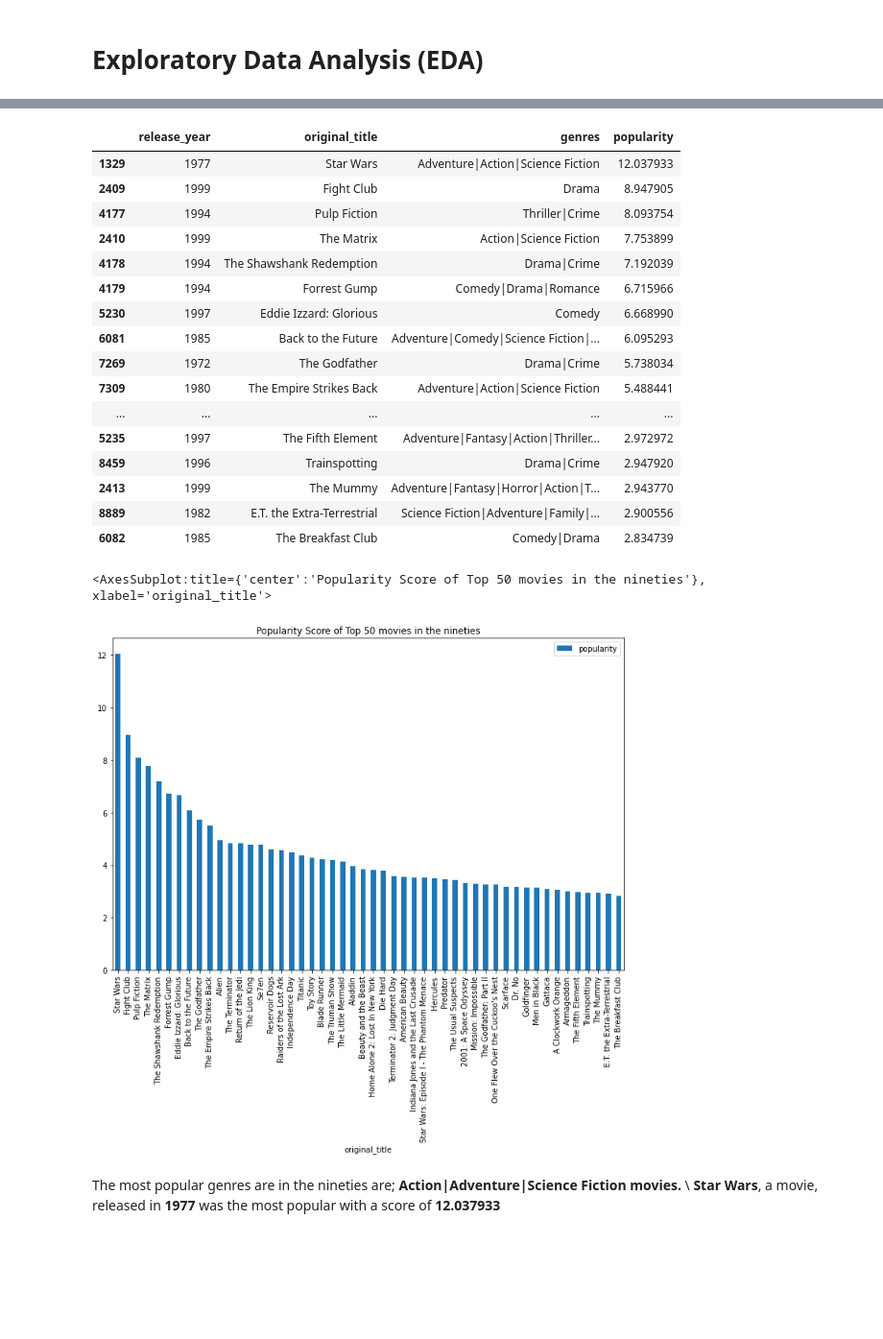
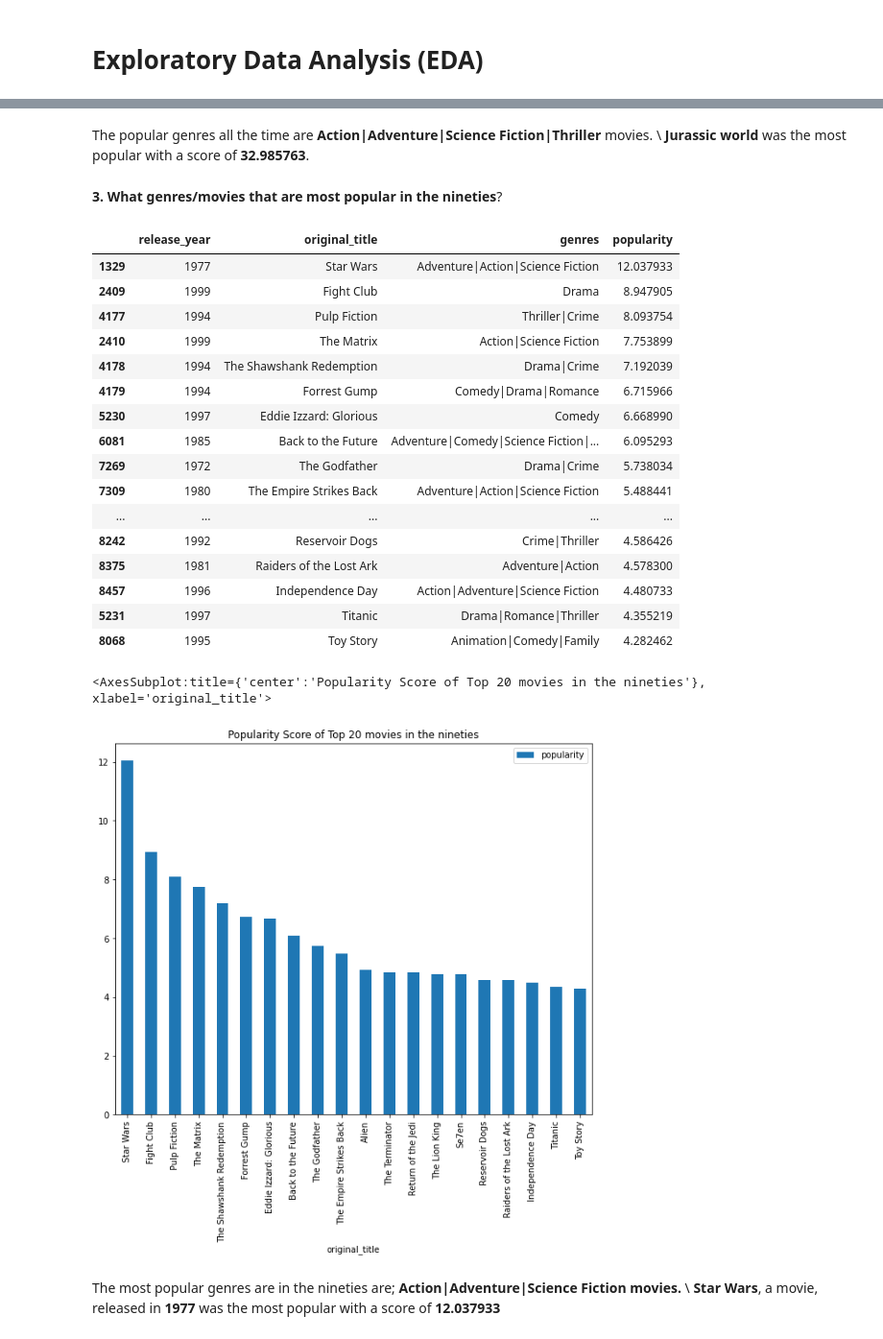
Before and after one commit to amiegirl/TMDb-movies, a Jupyter notebook: tmdb-movies.ipynb, the cells around one changed output, grey strips where cells are left out. Shown at 96% size. Saved outputs shown, nothing was run; the diff lists cells and outputs as text; code cells hidden in the pictures; blank space fills up the shorter version.

Commit message:
TMDb-movies survey

```diff
--- a/tmdb-movies.ipynb
+++ b/tmdb-movies.ipynb
@@ -117,7 +152,11 @@ df[['release_year','genres','popularity']].sort_values(['popularity'],ascending=
+# %% [markdown]
+The popular genres all the time are **Action|Adventure|Science Fiction|Thriller** movies. \ **Jurassic world** was the most popular with a score of **32.985763**.
+# %% [markdown]
+**3. What genres/movies that are most popular in the nineties**?
 # %%
-#Top 50 polular genres/movies in the nineties
+#Top 20 polular genres/movies in the nineties
 df_19gm = df[df['release_year']<=1999]
-df_19gm[['release_year','original_title','genres','popularity']].sort_values(['popularity'],ascending=False).head(50)
+df_19gm[['release_year','original_title','genres','popularity']].sort_values(['popularity'],ascending=False).head(20)
 # %% [output]
 |  | release_year | original_title | genres | popularity |
 | 1329 | 1977 | Star Wars | Adventure|Action|Science Fiction | 12.037933 |
@@ -131,17 +170,17 @@ df_19gm[['release_year','original_title','genres','popularity']].sort_values(['p
 | 7269 | 1972 | The Godfather | Drama|Crime | 5.738034 |
 | 7309 | 1980 | The Empire Strikes Back | Adventure|Action|Science Fiction | 5.488441 |
 | ... | ... | ... | ... | ... |
-| 5235 | 1997 | The Fifth Element | Adventure|Fantasy|Action|Thriller... | 2.972972 |
-| 8459 | 1996 | Trainspotting | Drama|Crime | 2.947920 |
-| 2413 | 1999 | The Mummy | Adventure|Fantasy|Horror|Action|T... | 2.943770 |
-| 8889 | 1982 | E.T. the Extra-Terrestrial | Science Fiction|Adventure|Family|... | 2.900556 |
-| 6082 | 1985 | The Breakfast Club | Comedy|Drama | 2.834739 |
+| 8242 | 1992 | Reservoir Dogs | Crime|Thriller | 4.586426 |
+| 8375 | 1981 | Raiders of the Lost Ark | Adventure|Action | 4.578300 |
+| 8457 | 1996 | Independence Day | Action|Adventure|Science Fiction | 4.480733 |
+| 5231 | 1997 | Titanic | Drama|Romance|Thriller | 4.355219 |
+| 8068 | 1995 | Toy Story | Animation|Comedy|Family | 4.282462 |
 # %%
-#Chart of Top 50 polular genres/movies in the nineties
+#Chart of Top 20 polular genres/movies in the nineties
 df_19gm = df[df['release_year']<=1999]
-df_19gm[['release_year','original_title','genres','popularity']].sort_values(['popularity'],ascending=False).head(50).plot(x='original_title', y='popularity', kind='bar', title = 'Popularity Score of Top 50 movies in the nineties', figsize=(12,8))
+df_19gm[['release_year','original_title','genres','popularity']].sort_values(['popularity'],ascending=False).head(20).plot(x='original_title', y='popularity', kind='bar', title = 'Popularity Score of Top 20 movies in the nineties', figsize=(10,8))
 # %% [output]
-<AxesSubplot:title={'center':'Popularity Score of Top 50 movies in the nineties'}, xlabel='original_title'>
+<AxesSubplot:title={'center':'Popularity Score of Top 20 movies in the nineties'}, xlabel='original_title'>
-[figure, old version]
+[figure, new version]
 # %% [markdown]
 The most popular genres are in the nineties are; **Action|Adventure|Science Fiction movies.** \ **Star Wars**, a movie, released in **1977** was the most popular with a score of **12.037933**
```
Also changed, not shown: parts of 60 cells of this notebook.
